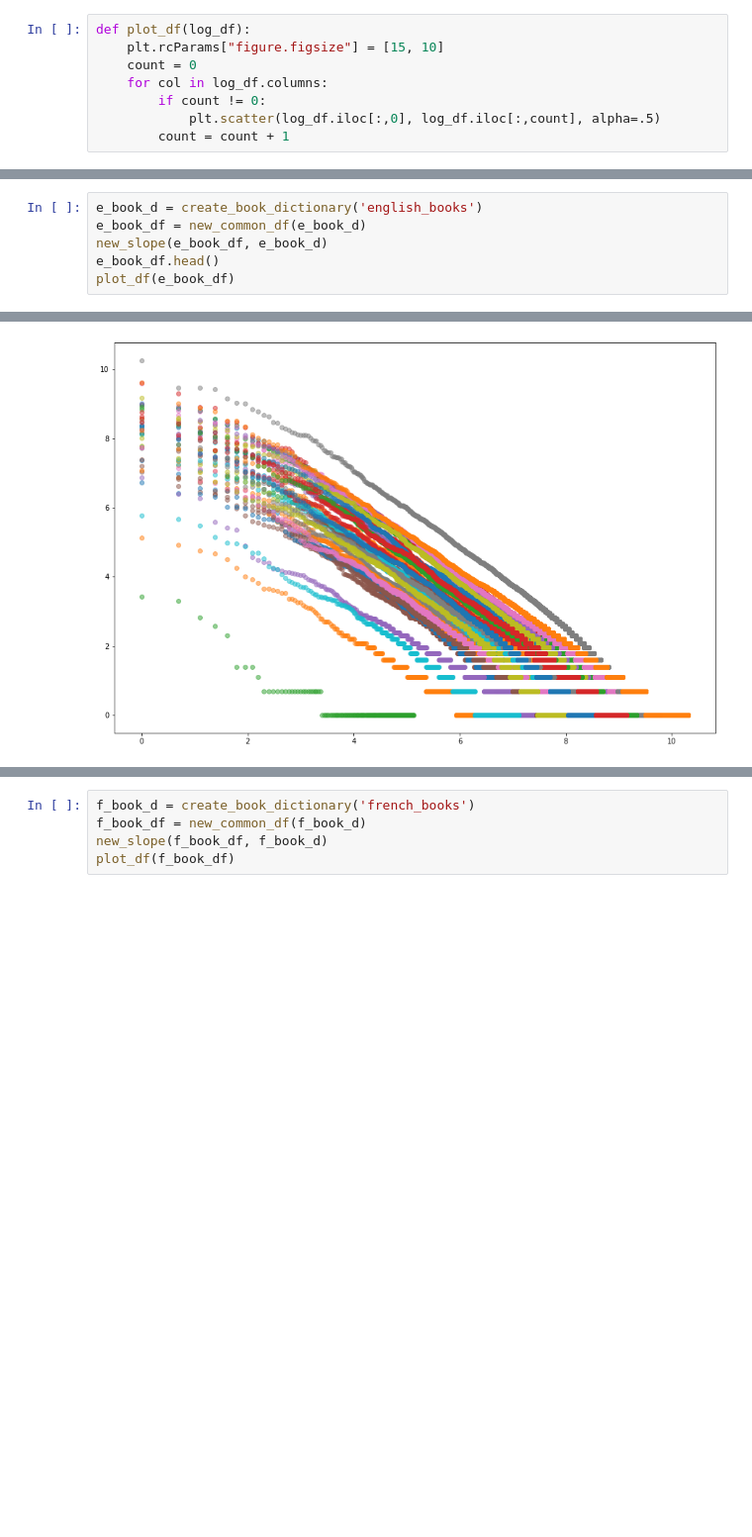
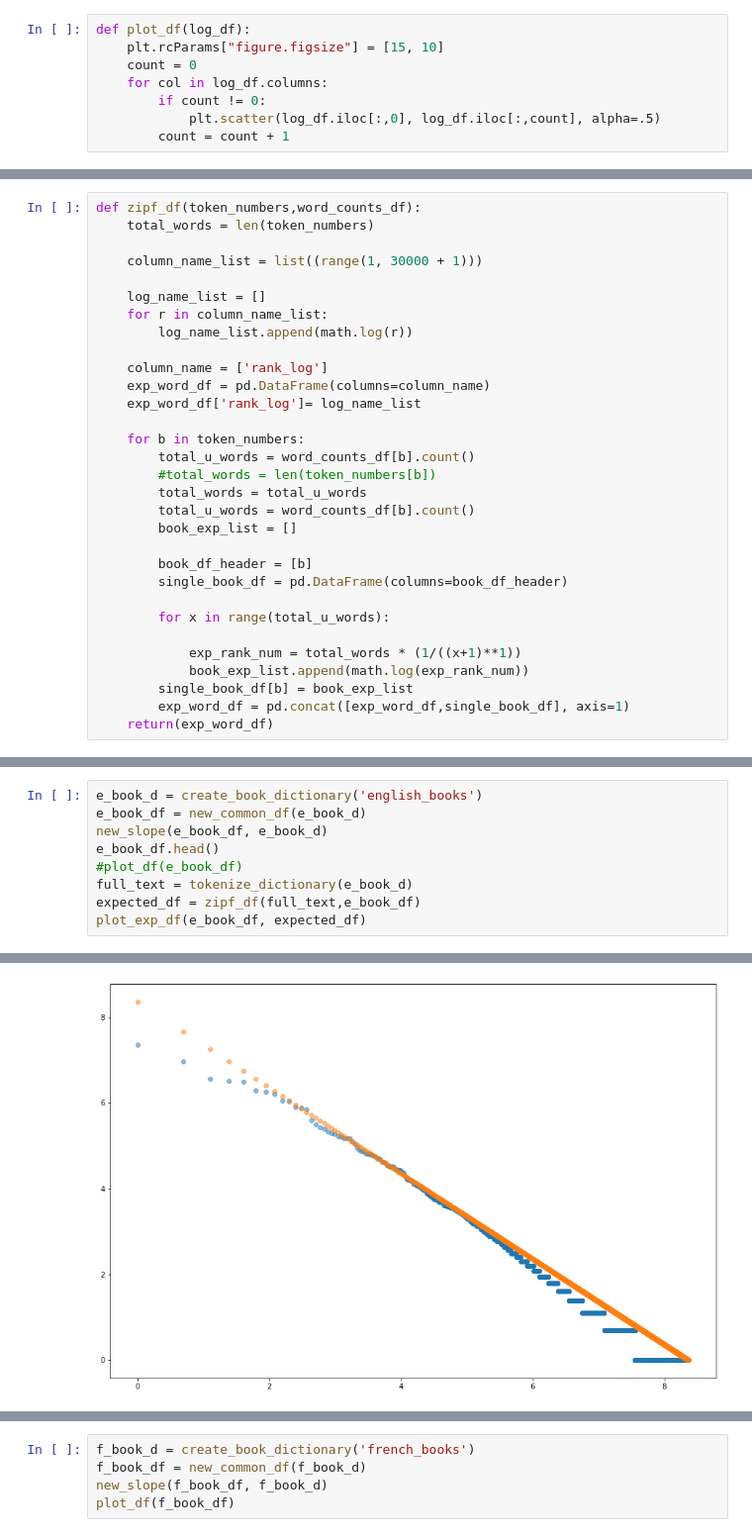
Before and after one commit to ccmerry/voynich_manuscript_text_analysis, a Jupyter notebook: book_analysis.ipynb, the cells around one changed output, grey strips where cells are left out. Shown at 99% size. Saved outputs shown, nothing was run; the diff lists cells and outputs as text; blank space fills up the shorter version.

```diff
--- a/book_analysis.ipynb
+++ b/book_analysis.ipynb
@@ -372,0 +335,31 @@ def plot_exp_df(log_df, exp_df):
+# %%
+def zipf_df(token_numbers,word_counts_df):
+    total_words = len(token_numbers)
+
+    column_name_list = list((range(1, 30000 + 1)))
+
+    log_name_list = []
+    for r in column_name_list:
+        log_name_list.append(math.log(r))
+
+    column_name = ['rank_log']
+    exp_word_df = pd.DataFrame(columns=column_name)
+    exp_word_df['rank_log']= log_name_list
+
+    for b in token_numbers:
+        total_u_words = word_counts_df[b].count()
+        #total_words = len(token_numbers[b])
+        total_words = total_u_words
+        total_u_words = word_counts_df[b].count()
+        book_exp_list = []
+
+        book_df_header = [b]
+        single_book_df = pd.DataFrame(columns=book_df_header)
+
+        for x in range(total_u_words):
+
+            exp_rank_num = total_words * (1/((x+1)**1))
+            book_exp_list.append(math.log(exp_rank_num))
+        single_book_df[b] = book_exp_list
+        exp_word_df = pd.concat([exp_word_df,single_book_df], axis=1)
+    return(exp_word_df)
@@ -375,5 +378,8 @@ e_book_d = create_book_dictionary('english_books')
 e_book_df = new_common_df(e_book_d)
 new_slope(e_book_df, e_book_d)
 e_book_df.head()
-plot_df(e_book_df)
+#plot_df(e_book_df)
+full_text = tokenize_dictionary(e_book_d)
+expected_df = zipf_df(full_text,e_book_df)
+plot_exp_df(e_book_df, expected_df)
 # %% [output]
@@ -397 +403 @@ plot_df(e_book_df)
-[figure, old version]
+[figure, new version]
```
Also changed, not shown: parts of 11 cells of this notebook.
